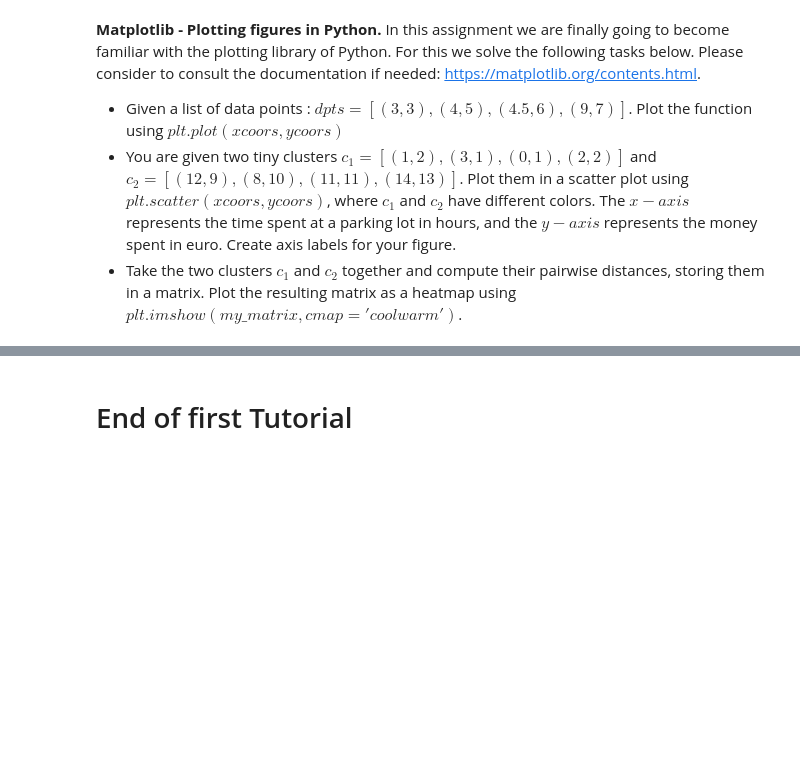
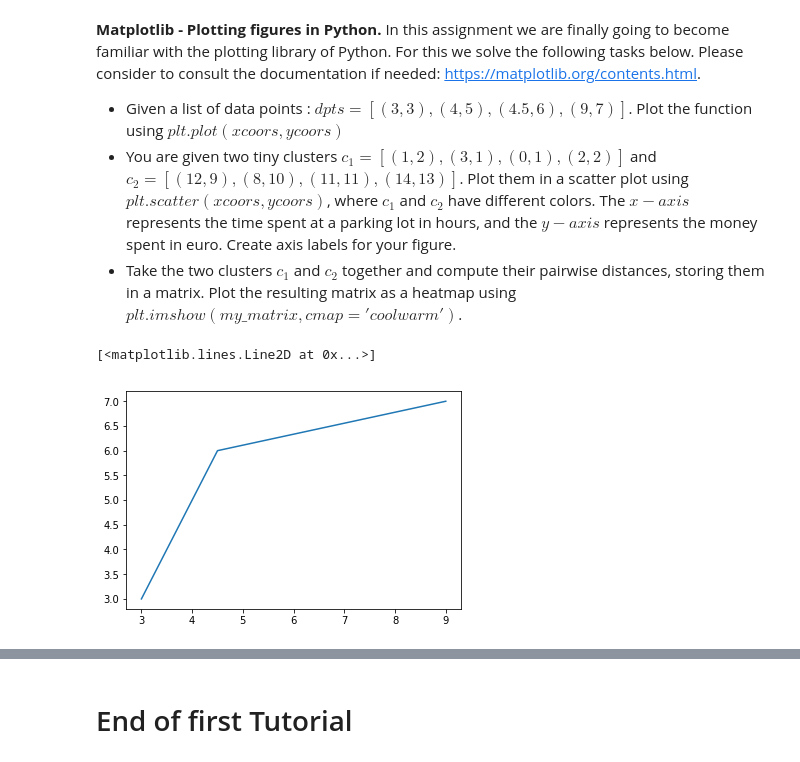
Before and after one commit to changkun/ws-18-19-deep-learning-tutorial, a Jupyter notebook: week2/py_intro.ipynb, the cells around one changed output, grey strips where cells are left out. Drawn from its saved outputs; the diff is of its cells as text; code cells hidden in the pictures; blank space fills up the shorter version.

```diff
--- a/week2/py_intro.ipynb
+++ b/week2/py_intro.ipynb
@@ -118,3 +411,15 @@ Now, create a class Rectangle which inherits from $Shape$ and in which you $impl
 * Given a list of data points : $dpts=[(3,3),(4,5),(4.5,6),(9,7)]$. Plot the function using $plt.plot(xcoors, ycoors)$
 * You are given two tiny clusters $c_1 = [(1,2),(3,1),(0,1),(2,2)]$ and $c_2=[(12,9),(8,10),(11,11), (14,13)]$. Plot them in a scatter plot using $plt.scatter(xcoors, ycoors)$, where $c_1$ and $c_2$ have different colors. The $x-axis$ represents the time spent at a parking lot in hours, and the $y-axis$ represents the money spent in euro. Create axis labels for your figure.
 * Take the two clusters $c_1$ and $c_2$ together and compute their pairwise distances, storing them in a matrix. Plot the resulting matrix as a heatmap using $plt.imshow(my\_matrix, cmap='coolwarm')$.
+# %%
+import matplotlib.pyplot as plt
+%matplotlib inline
+
+
+dpts=[(3,3),(4,5),(4.5,6),(9,7)]
+xcoors = [x for x, _ in dpts]
+ycoors = [y for _, y in dpts]
+plt.plot(xcoors, ycoors)
+# %% [output]
+[<matplotlib.lines.Line2D at 0x...>]
+[figure, added]
```
Also changed, not shown: parts of 27 cells of this notebook.
